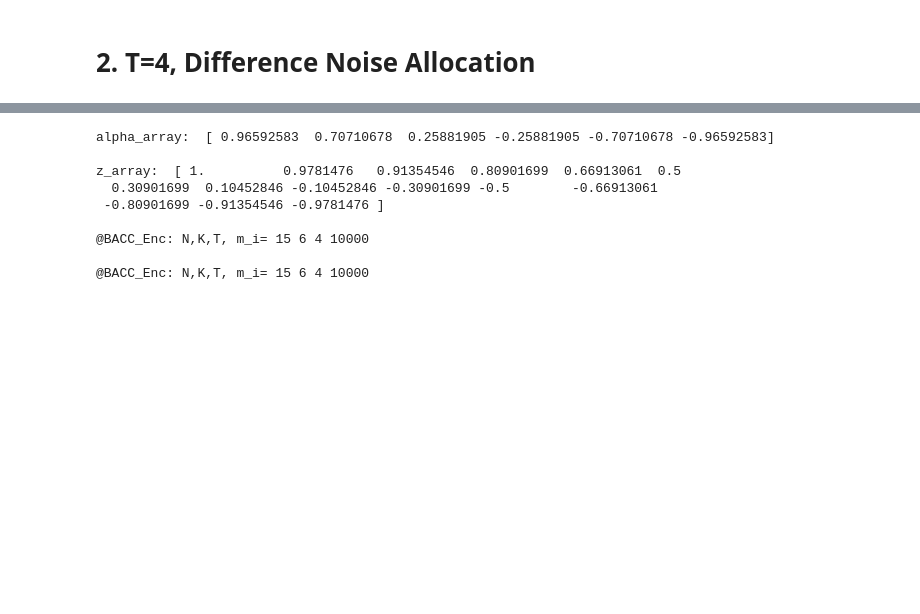
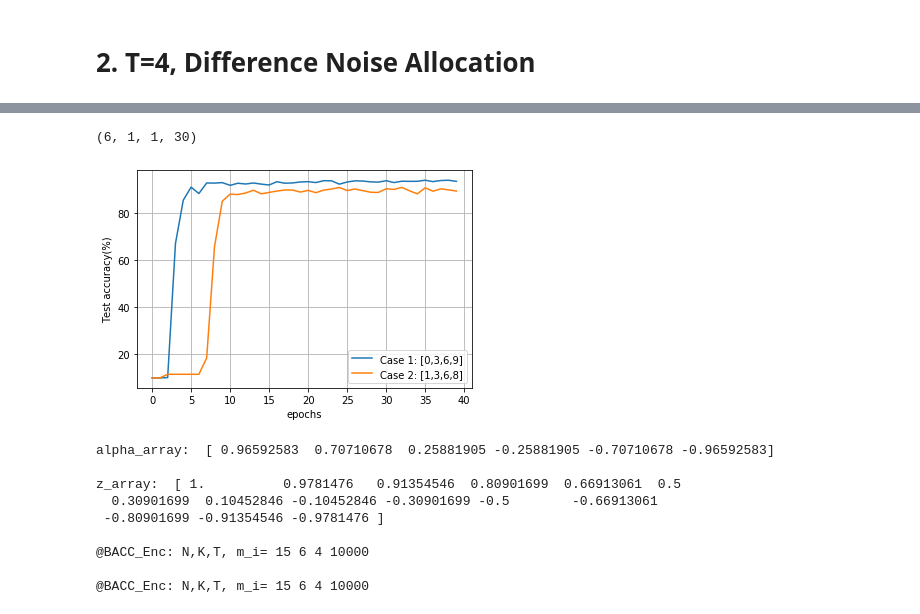
Before and after one commit to jinhyun-so/CodedPrivateNN, a Jupyter notebook: BACC_Model_withNoise.ipynb, the cells around one changed output, grey strips where cells are left out. Cells and saved outputs as stored; diff of their text form; code cells hidden in the pictures; blank space fills up the shorter version.

```diff
--- a/BACC_Model_withNoise.ipynb
+++ b/BACC_Model_withNoise.ipynb
@@ -658,3 +704,41 @@ plt.show()
+# %%
+sigma_sel = 0
+
+plot_acc_v5 = acc_test_arr_v5
+
+print(plot_acc_v3.shape)
+
+# if alloc_idx == 0:
+#     Noise_Alloc = [0,1,2,3]
+# elif alloc_idx == 1:
+#     Noise_Alloc = [0,3,6,9]
+# elif alloc_idx == 2:
+#     Noise_Alloc = [1,3,5,8]
+# elif alloc_idx == 3:
+#     Noise_Alloc = [1,3,6,8]
+# elif alloc_idx == 4:
+#     Noise_Alloc = [1,3,5,7]
+# elif alloc_idx == 5:
+#     Noise_Alloc = [0,2,4,6]
+# else:
+#     Noise_Alloc = [6,7,8,9]
+
+# plt.plot(plot_acc_v5[0,sigma_sel,0,:],label='[0,1,2,3]')
+plt.plot(plot_acc_v5[0,sigma_sel,0,:],label='Case 1: [0,3,6,9]')
+# plt.plot(plot_acc_v5[2,sigma_sel,0,:],label='[1,3,5,8]')
+plt.plot(plot_acc_v5[1,sigma_sel,0,:],label='Case 2: [1,3,6,8]')
+# plt.plot(plot_acc_v5[4,sigma_sel,0,:],label='Case 2: [1,3,5,7]')
+# plt.plot(plot_acc_v5[5,sigma_sel,0,:],label='Case 2: [0,2,4,6]')
+# plt.plot(acc_test_arr_uncoded,'r',label='uncoded')
+plt.legend()
+plt.grid()
+# plt.title(title_name)
+plt.xlabel('epochs')
+plt.ylabel('Test accuracy(%)')
+plt.show()
+# %% [output]
+(6, 1, 1, 30)
+[figure, added]
 # %%
 from utils.functions import *
 import math
```
Also changed, not shown: parts of 10 cells of this notebook, 4 other files.
